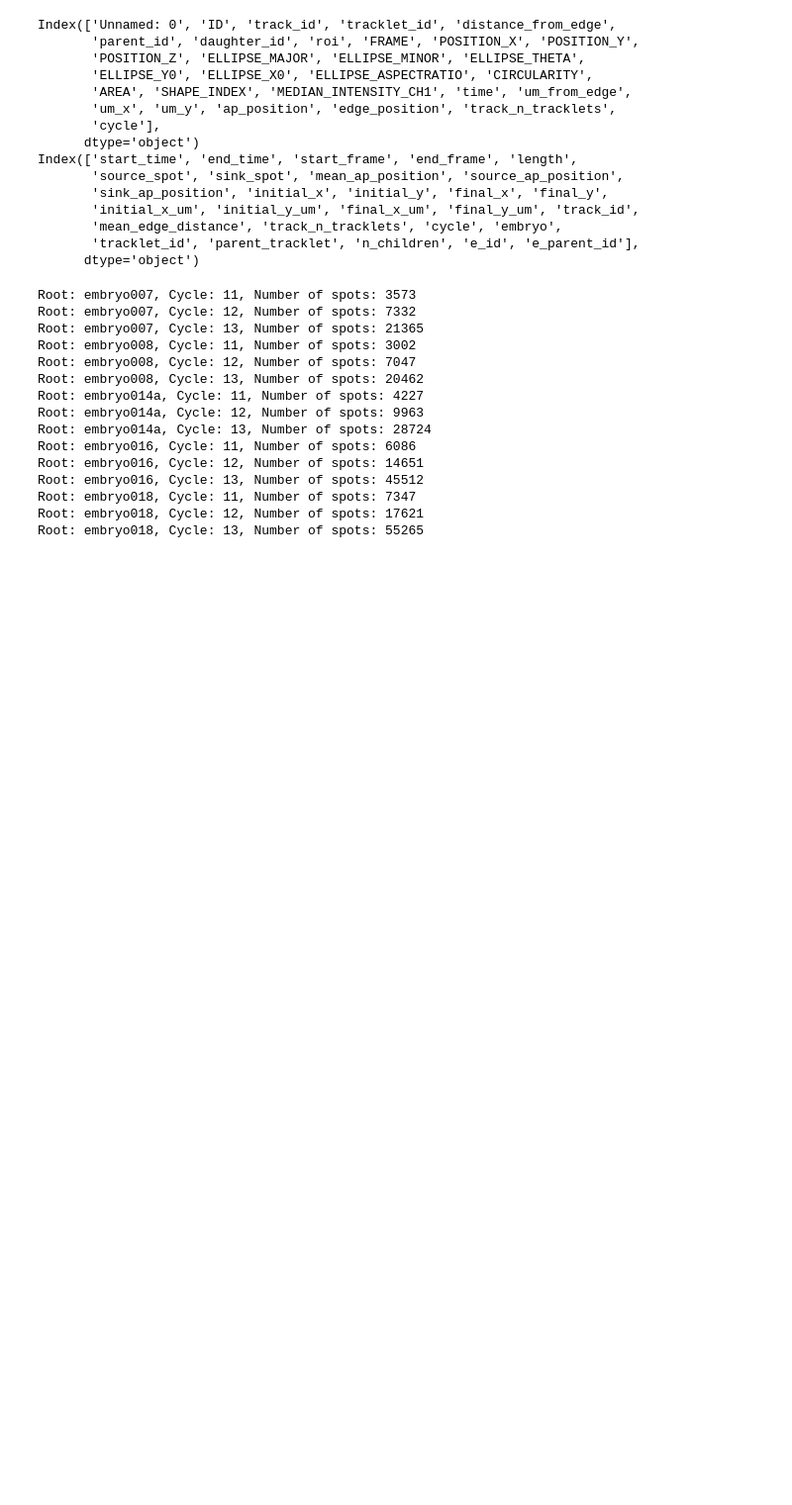
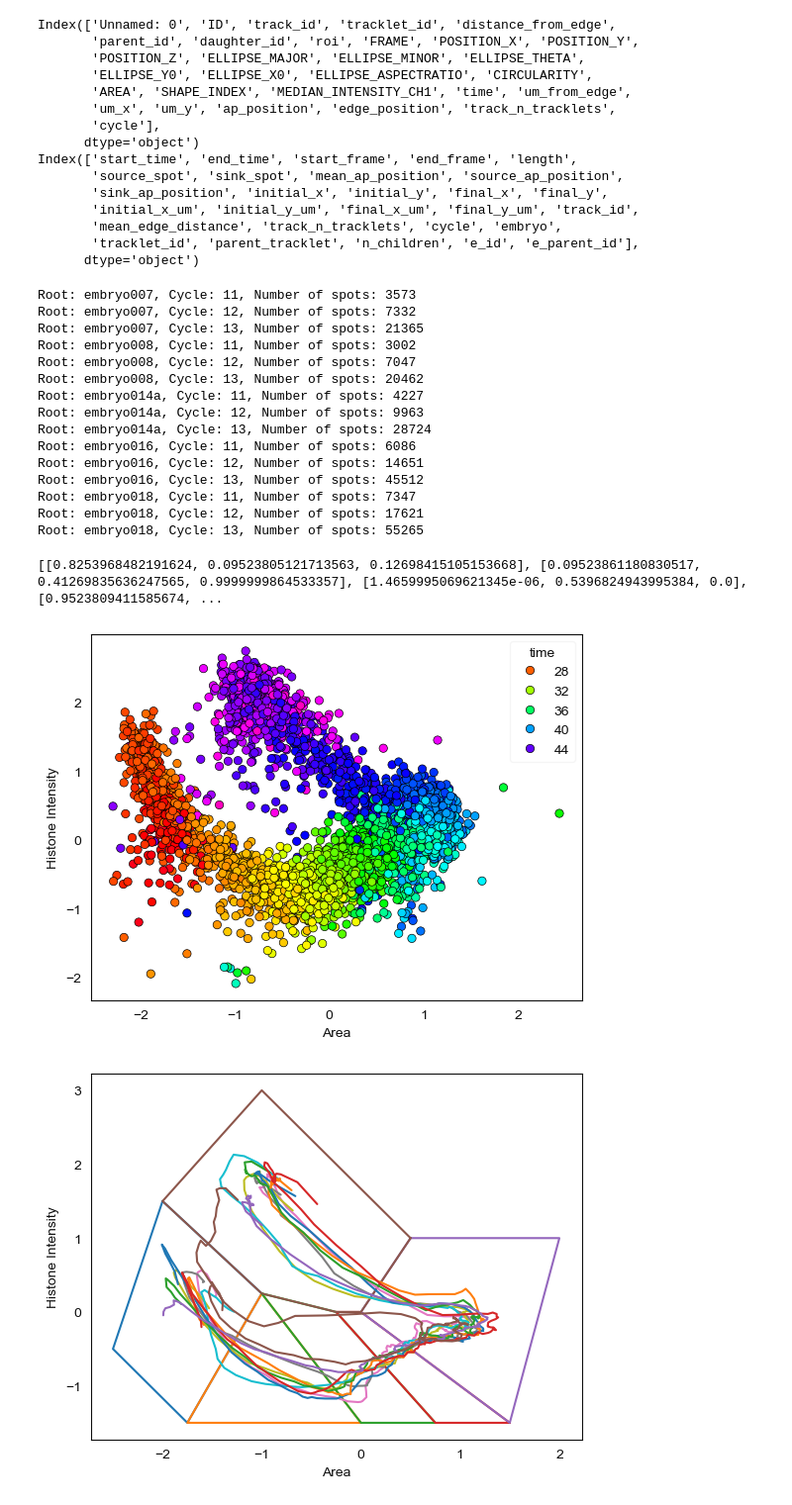
Before and after one commit to Harrison-Oatman/NucleiTracking, a Jupyter notebook: notebooks/cc_progression.ipynb, the cells around one changed output. Shown at 99% size. Drawn from its saved outputs; the diff is of its cells as text; code cells hidden in the pictures; blank space fills up the shorter version.

```diff
--- a/notebooks/cc_progression.ipynb
+++ b/notebooks/cc_progression.ipynb
@@ -378,0 +405,61 @@ for root in roots:
+# %%
+from matplotlib import patches
+
+colors = glasbey.create_palette(len(all_ps) + 1, as_hex=False)
+print(colors)
+
+df = cycle_subset["embryo016"]
+df = df[df["cycle"] == 13].copy()
+
+df["phase"] = 0
+
+sns.scatterplot(df.sample(5000), x="normed_area_root", y="normed_intensity_root", hue="time", palette="gist_rainbow", edgecolors="k")
+plt.xlabel("Area")
+plt.ylabel("Histone Intensity")
+plt.savefig(plotpath / "16_area_intensity_scatter.png")
+plt.show()
+
+for poly in [a1, a2, a3, a4, a5, a6]:
+    plt.plot(*poly.exterior.xy)
+
+for i, tid in zip(range(10), df["tracklet_id"].unique()):
+    df_tif = df[df["tracklet_id"] == tid]
+
+    x = df_tif["normed_area_root"]
+    y = df_tif["normed_intensity_root"]
+
+    k = 5
+    v = np.ones(k) / k
+
+    xm = np.pad(np.convolve(x, v, "valid"), 2, 'edge')
+    # print(len(xm), len(x))
+    ym = np.pad(np.convolve(y, v, "valid"), 2, 'edge')
+
+    phase = []
+
+    for x, y in zip(xm, ym):
+        found = False
+        for i, poly in enumerate(all_ps):
+            if poly.contains(Point(x, y)):
+                phase.append(i + 1)
+                found = True
+                break
+        if not found:
+            phase.append(0)
+
+    # print(len(phase), len(df_tif))
+
+    df.loc[df_tif.index, "phase"] = phase
+
+    plt.plot(xm - xm.mean(), ym - ym.mean(), label=tid)
+
+plt.xlabel("Area")
+plt.ylabel("Histone Intensity")
+# plt.legend(title="Nucleus ID")
+# plt.grid()
+plt.savefig(plotpath / "justotenboxes.png")
+plt.show()
+# %% [output]
+[[0.8253968482191624, 0.09523805121713563, 0.12698415105153668], [0.09523861180830517, 0.41269835636247565, 0.9999999864533357], [1.4659995069621345e-06, 0.5396824943995384, 0.0], [0.9523809411585674, ...
+[figure, added]
+[figure, added]
```
Also changed, not shown: parts of 13 cells of this notebook.
